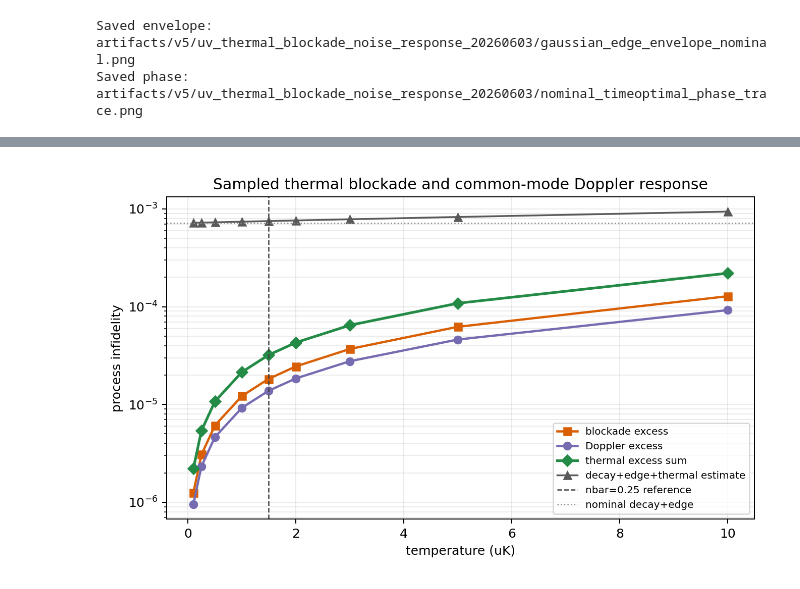
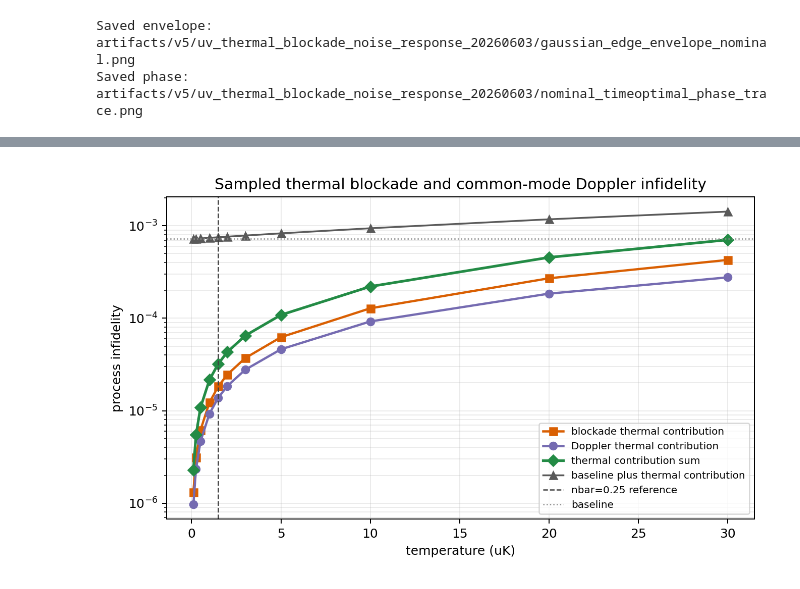
Before and after one commit to Eris-li/Noise-Tolerant-Quantum-Control-Optimization, a Jupyter notebook: notebooks/uv_thermal_blockade_noise_response.ipynb, the cells around one changed output, grey strips where cells are left out. Cells and saved outputs as stored; diff of their text form; code cells hidden in the pictures.

```diff
--- a/notebooks/uv_thermal_blockade_noise_response.ipynb
+++ b/notebooks/uv_thermal_blockade_noise_response.ipynb
@@ -370,5 +431,5 @@ def load_or_optimize_nominal_phase(config: ThermalBlockadeConfig) -> tuple[dict[
 # %%
-nominal_row, phase_source_note = load_or_optimize_nominal_phase(CONFIG)
+nominal_row, phase_source_note = load_nominal_phase_row(CONFIG)
 nominal_phases = wrap_phase(nominal_row["phases"])
 nominal_alpha = float(nominal_row["alpha"])
 nominal_beta = float(nominal_row["beta"])
@@ -964,7 +1057,7 @@ The table reports both the sampled average process infidelity including the nomi
 # %%
 
 temperature_scan_uK = np.array(
-    [0.10, 0.25, 0.50, 1.00, reference_temperature_uK, 2.00, 3.00, 5.00, 10.00],
+    [0.10, 0.25, 0.50, 1.00, reference_temperature_uK, 2.00, 3.00, 5.00, 10.00, 20.00, 30.00],
     dtype=np.float64,
 )
 temperature_scan_uK = np.array(sorted({round(float(value), 12) for value in temperature_scan_uK}), dtype=np.float64)
@@ -993,7 +1086,7 @@ def response_at_blockade_fixed_virtual_z(blockade_mhz: float) -> dict[str, float
         "process_fidelity": float(process_fidelity),
         "process_infidelity": float(1.0 - process_fidelity),
         "active_population": float(active_population),
-        "loss_proxy": float(1.0 - active_population),
+        "population_loss": float(1.0 - active_population),
         "no_jump_average_fidelity": float(average_fidelity),
     }
 
@@ -1015,7 +1108,7 @@ def response_at_common_doppler_fixed_virtual_z(detuning_khz: float) -> dict[str,
         "process_fidelity": float(process_fidelity),
         "process_infidelity": float(1.0 - process_fidelity),
         "active_population": float(active_population),
-        "loss_proxy": float(1.0 - active_population),
+        "population_loss": float(1.0 - active_population),
         "no_jump_average_fidelity": float(average_fidelity),
     }
 
@@ -1050,7 +1143,7 @@ doppler_abs_max = float(np.max(np.abs(all_doppler_samples)))
 blockade_response_grid_mhz = np.unique(
     np.concatenate(
         [
-            np.linspace(blockade_min, blockade_max, 181),
+            np.linspace(blockade_min, blockade_max, 241),
             np.array([CONFIG.nominal_blockade_shift_mhz], dtype=np.float64),
         ]
     )
@@ -1058,7 +1151,7 @@ blockade_response_grid_mhz = np.unique(
 doppler_response_grid_khz = np.unique(
     np.concatenate(
         [
-            np.linspace(-doppler_abs_max, doppler_abs_max, 181),
+            np.linspace(-doppler_abs_max, doppler_abs_max, 241),
             np.array([0.0], dtype=np.float64),
         ]
     )
@@ -1075,13 +1168,13 @@ temperature_doppler_response_rows = [
 
 blockade_grid = np.array([row["blockade_shift_mhz"] for row in temperature_blockade_response_rows])
 blockade_infidelity_grid = np.array([row["process_infidelity"] for row in temperature_blockade_response_rows])
-blockade_loss_grid = np.array([row["loss_proxy"] for row in temperature_blockade_response_rows])
+blockade_loss_grid = np.array([row["population_loss"] for row in temperature_blockade_response_rows])
 doppler_grid = np.array([row["common_detuning_khz"] for row in temperature_doppler_response_rows])
 doppler_infidelity_grid = np.array([row["process_infidelity"] for row in temperature_doppler_response_rows])
-doppler_loss_grid = np.array([row["loss_proxy"] for row in temperature_doppler_response_rows])
+doppler_loss_grid = np.array([row["population_loss"] for row in temperature_doppler_response_rows])
 
 nominal_process_infidelity = float(1.0 - nominal_metrics[0])
-nominal_loss_proxy = float(1.0 - nominal_metrics[1])
+nominal_population_loss = float(1.0 - nominal_metrics[1])
 
 temperature_scan_rows = []
 for temperature_uK in temperature_scan_uK:
@@ -1093,34 +1186,32 @@ for temperature_uK in temperature_scan_uK:
     sampled_doppler_infidelity = np.interp(sampled_doppler, doppler_grid, doppler_infidelity_grid)
     sampled_doppler_loss = np.interp(sampled_doppler, doppler_grid, doppler_loss_grid)
 
-    blockade_average_infidelity = float(np.mean(sampled_blockade_infidelity))
-    doppler_average_infidelity = float(np.mean(sampled_doppler_infidelity))
-    blockade_excess = blockade_average_infidelity - nominal_process_infidelity
-    doppler_excess = doppler_average_infidelity - nominal_process_infidelity
-    thermal_excess_sum = blockade_excess + doppler_excess
+    blockade_mean_infidelity = float(np.mean(sampled_blockade_infidelity))
+    doppler_mean_infidelity = float(np.mean(sampled_doppler_infidelity))
+    blockade_thermal_contribution = blockade_mean_infidelity - nominal_process_infidelity
+    doppler_thermal_contribution = doppler_mean_infidelity - nominal_process_infidelity
+    thermal_contribution_sum = blockade_thermal_contribution + doppler_thermal_contribution
     scales_for_temperature = thermal_scale_rows[key]
     temperature_scan_rows.append(
         {
             "temperature_uK": key,
             "samples": int(temperature_scan_samples),
-            "nominal_decay_edge_process_infidelity": nominal_process_infidelity,
-            "blockade_average_process_infidelity_including_decay": blockade_average_infidelity,
-            "doppler_average_process_infidelity_including_decay": doppler_average_infidelity,
-            "blockade_excess_process_infidelity_over_nominal_decay_edge": float(blockade_excess),
-            "doppler_excess_process_infidelity_over_nominal_decay_edge": float(doppler_excess),
-            "thermal_effect_excess_process_infidelity_sum": float(thermal_excess_sum),
-            "estimated_total_process_infidelity_decay_edge_plus_thermal_sum": float(
-                nominal_process_infidelity + thermal_excess_sum
-            ),
+            "baseline_process_infidelity": nominal_process_infidelity,
+            "blockade_mean_process_infidelity": blockade_mean_infidelity,
+            "doppler_mean_process_infidelity": doppler_mean_infidelity,
+            "blockade_thermal_infidelity_contribution": float(blockade_thermal_contribution),
+            "doppler_thermal_infidelity_contribution": float(doppler_thermal_contribution),
+            "thermal_infidelity_contribution_sum": float(thermal_contribution_sum),
+            "estimated_total_process_infidelity": float(nominal_process_infidelity + thermal_contribution_sum),
             "blockade_process_infidelity_standard_error": float(
                 np.std(sampled_blockade_infidelity, ddof=1) / np.sqrt(temperature_scan_samples)
             ),
             "doppler_process_infidelity_standard_error": float(
                 np.std(sampled_doppler_infidelity, ddof=1) / np.sqrt(temperature_scan_samples)
             ),
-            "blockade_average_loss_proxy": float(np.mean(sampled_blockade_loss)),
-            "doppler_average_loss_proxy": float(np.mean(sampled_doppler_loss)),
-            "nominal_loss_proxy": nominal_loss_proxy,
+            "blockade_mean_population_loss": float(np.mean(sampled_blockade_loss)),
+            "doppler_mean_population_loss": float(np.mean(sampled_doppler_loss)),
+            "baseline_population_loss": nominal_population_loss,
             "sigma_relative_position_nm": float(scales_for_temperature["sigma_relative_position_nm"]),
             "blockade_sigma_mhz_linear": float(scales_for_temperature["blockade_sigma_mhz_linear"]),
             "common_mode_doppler_sigma_over_2pi_khz": float(
@@ -1150,13 +1241,13 @@ temperature_scan_json.write_text(
                 "temperatures_uK": [float(value) for value in temperature_scan_uK],
                 "position_distribution": "1D Gaussian relative coordinate mapped through B(q)=B0/(1+q/R)^6",
                 "doppler_distribution": "1D Gaussian common-mode Doppler detuning in current symmetric 6D model",
-                "component_definition": "excess process infidelity relative to nominal decay+Gaussian-edge optimized fixed phase sequence",
+                "thermal_contribution_definition": "mean noisy process infidelity minus nominal decay-plus-envelope baseline infidelity",
             },
             "nominal": {
                 "process_fidelity": float(nominal_metrics[0]),
                 "process_infidelity": nominal_process_infidelity,
                 "active_population": float(nominal_metrics[1]),
-                "loss_proxy": nominal_loss_proxy,
+                "population_loss": nominal_population_loss,
                 "alpha": nominal_alpha,
                 "beta": nominal_beta,
             },
@@ -1165,7 +1256,7 @@ temperature_scan_json.write_text(
             "doppler_response_grid_rows": temperature_doppler_response_rows,
             "model_limitations": [
                 "Thermal blockade and Doppler terms are averaged separately and then added at first order.",
-                "The Doppler response uses common-mode detuning only; independent-velocity differential coupling to the antisymmetric single-Rydberg state is not included in this 6D symmetric basis.",
+                "The Doppler contribution uses common-mode detuning only; independent-velocity differential coupling to the antisymmetric single-Rydberg state is not included in this 6D symmetric basis.",
                 "The fixed nominal virtual-Z phases are used for each noise sample, because random thermal shifts are not assumed to be known shot by shot.",
             ],
         },
@@ -1176,47 +1267,47 @@ temperature_scan_json.write_text(
 )
 
 temperatures = np.array([row["temperature_uK"] for row in temperature_scan_rows])
-blockade_excess_values = np.array(
-    [row["blockade_excess_process_infidelity_over_nominal_decay_edge"] for row in temperature_scan_rows]
+blockade_contribution_values = np.array(
+    [row["blockade_thermal_infidelity_contribution"] for row in temperature_scan_rows]
 )
-doppler_excess_values = np.array(
-    [row["doppler_excess_process_infidelity_over_nominal_decay_edge"] for row in temperature_scan_rows]
+doppler_contribution_values = np.array(
+    [row["doppler_thermal_infidelity_contribution"] for row in temperature_scan_rows]
 )
 thermal_sum_values = np.array(
-    [row["thermal_effect_excess_process_infidelity_sum"] for row in temperature_scan_rows]
+    [row["thermal_infidelity_contribution_sum"] for row in temperature_scan_rows]
 )
 estimated_total_values = np.array(
-    [row["estimated_total_process_infidelity_decay_edge_plus_thermal_sum"] for row in temperature_scan_rows]
+    [row["estimated_total_process_infidelity"] for row in temperature_scan_rows]
 )
 
 fig, ax = plt.subplots(figsize=(7.4, 4.5))
-ax.plot(temperatures, blockade_excess_values, marker="s", lw=1.8, color="#d95f02", label="blockade excess")
-ax.plot(temperatures, doppler_excess_values, marker="o", lw=1.8, color="#756bb1", label="Doppler excess")
-ax.plot(temperatures, thermal_sum_values, marker="D", lw=2.1, color="#238b45", label="thermal excess sum")
-ax.plot(temperatures, estimated_total_values, marker="^", lw=1.4, color="0.35", label="decay+edge+thermal estimate")
+ax.plot(temperatures, blockade_contribution_values, marker="s", lw=1.8, color="#d95f02", label="blockade thermal contribution")
+ax.plot(temperatures, doppler_contribution_values, marker="o", lw=1.8, color="#756bb1", label="Doppler thermal contribution")
+ax.plot(temperatures, thermal_sum_values, marker="D", lw=2.1, color="#238b45", label="thermal contribution sum")
+ax.plot(temperatures, estimated_total_values, marker="^", lw=1.4, color="0.35", label="baseline plus thermal contribution")
 ax.axvline(reference_temperature_uK, color="0.25", ls="--", lw=1.0, label="nbar=0.25 reference")
-ax.axhline(nominal_process_infidelity, color="0.55", ls=":", lw=1.0, label="nominal decay+edge")
-if np.all(np.concatenate([blockade_excess_values, doppler_excess_values, thermal_sum_values, estimated_total_values]) > 0.0):
+ax.axhline(nominal_process_infidelity, color="0.55", ls=":", lw=1.0, label="baseline")
+if np.all(np.concatenate([blockade_contribution_values, doppler_contribution_values, thermal_sum_values, estimated_total_values]) > 0.0):
     ax.set_yscale("log")
 else:
     ax.axhline(0.0, color="0.5", lw=0.8)
 ax.set_xlabel("temperature (uK)")
 ax.set_ylabel("process infidelity")
-ax.set_title("Sampled thermal blockade and common-mode Doppler response")
+ax.set_title("Sampled thermal blockade and common-mode Doppler infidelity")
 ax.grid(True, which="both", alpha=0.25)
 ax.legend(fontsize=8)
 fig.tight_layout()
 fig.savefig(temperature_scan_png, dpi=180)
 plt.show()
 
-print("T_uK    blockade_excess    doppler_excess     thermal_sum       total_with_decay")
+print("T_uK    blockade_dI       doppler_dI        thermal_sum       total_infidelity")
 for row in temperature_scan_rows:
     print(
         f"{row['temperature_uK']:6.3f}  "
-        f"{row['blockade_excess_process_infidelity_over_nominal_decay_edge']:15.6e}  "
-        f"{row['doppler_excess_process_infidelity_over_nominal_decay_edge']:15.6e}  "
-        f"{row['thermal_effect_excess_process_infidelity_sum']:15.6e}  "
-        f"{row['estimated_total_process_infidelity_decay_edge_plus_thermal_sum']:15.6e}"
+        f"{row['blockade_thermal_infidelity_contribution']:15.6e}  "
+        f"{row['doppler_thermal_infidelity_contribution']:15.6e}  "
+        f"{row['thermal_infidelity_contribution_sum']:15.6e}  "
+        f"{row['estimated_total_process_infidelity']:15.6e}"
     )
 print(f"Saved temperature scan CSV:  {temperature_scan_csv}")
 print(f"Saved temperature scan JSON: {temperature_scan_json}")
@@ -1235,5 +1328,5 @@ T_uK    blockade_excess    doppler_excess     thermal_sum       total_with_decay
 Saved temperature scan CSV:  artifacts/v5/uv_thermal_blockade_noise_response_20260603/thermal_temperature_scan.csv
 Saved temperature scan JSON: artifacts/v5/uv_thermal_blockade_noise_response_20260603/thermal_temperature_scan.json
 Saved temperature scan plot: artifacts/v5/uv_thermal_blockade_noise_response_20260603/thermal_temperature_scan_infidelity_components.png
-[figure, old version]
+[figure, new version]
 # %% [markdown]
```
Also changed, not shown: parts of 13 cells of this notebook, 9 other files.
